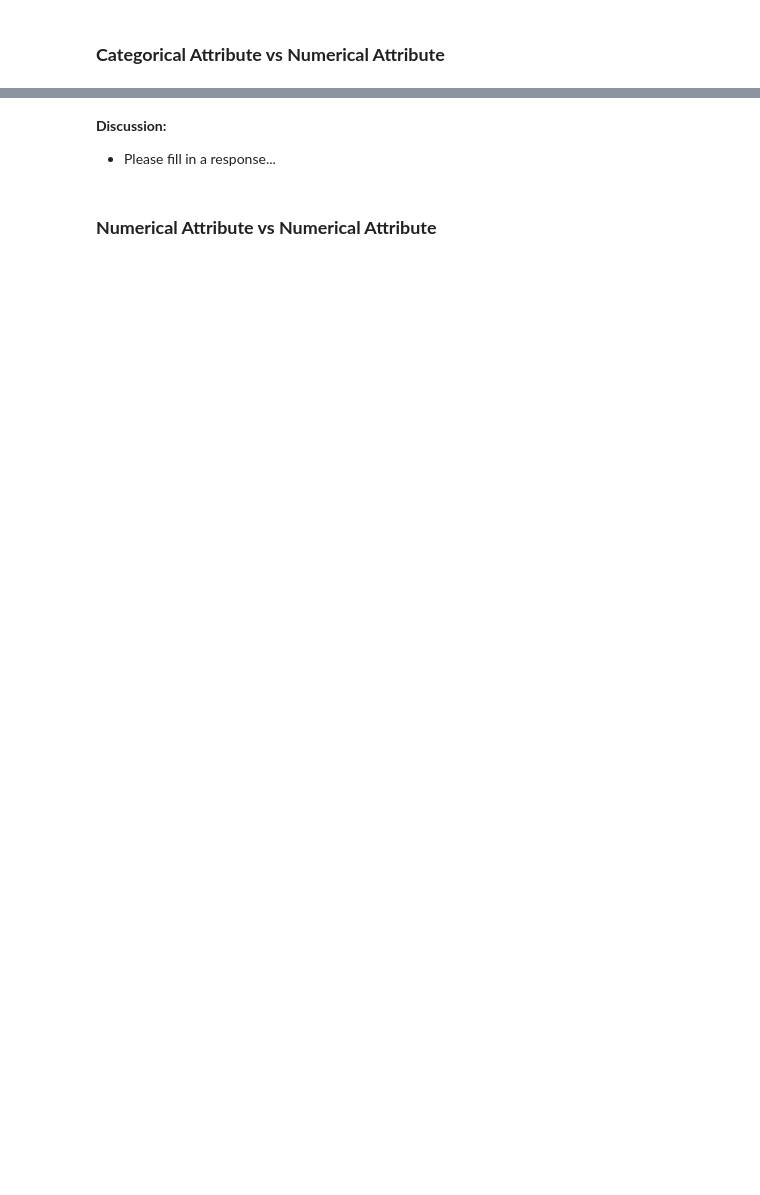
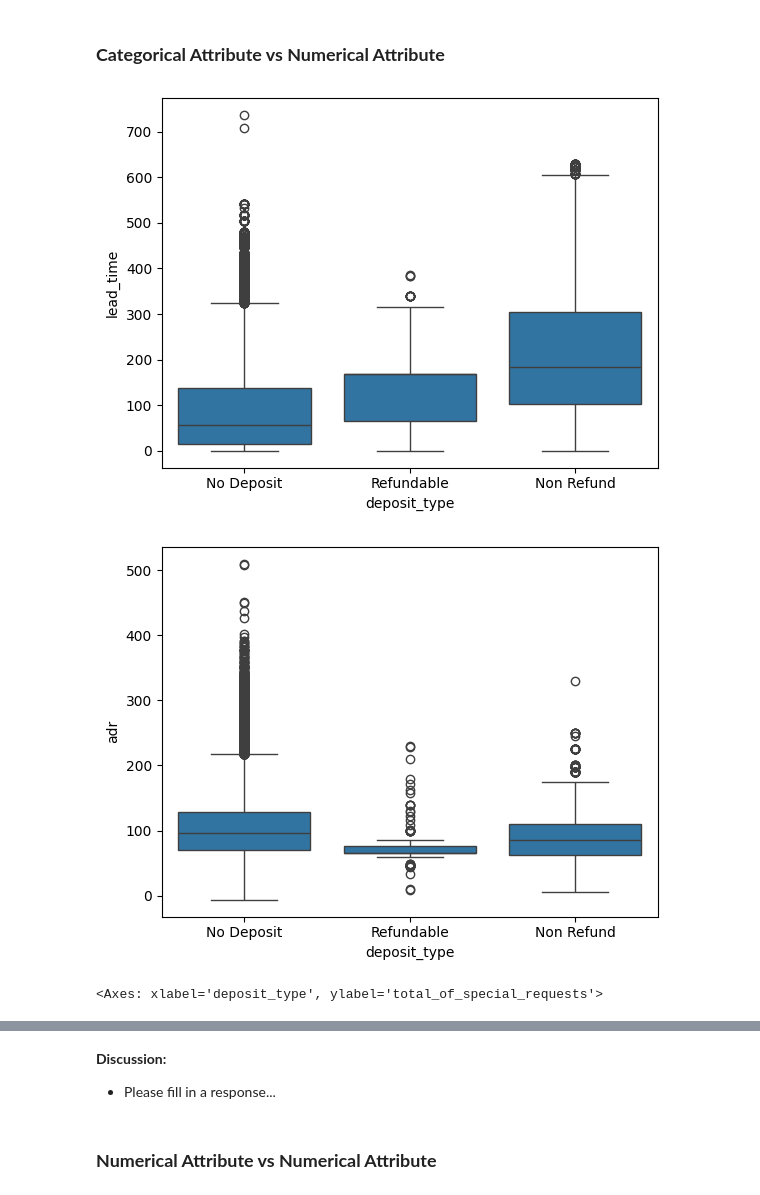
Before and after one commit to morgan1461/osu-gradtda-5622-sp26, a Jupyter notebook: course_materials/case_studies/1/GRADTDA5622-Sp23-CS1-Template_V1.ipynb, the cells around one changed output, grey strips where cells are left out. Cells and saved outputs as stored; diff of their text form; code cells hidden in the pictures; blank space fills up the shorter version.

```diff
--- a/course_materials/case_studies/1/GRADTDA5622-Sp23-CS1-Template_V1.ipynb
+++ b/course_materials/case_studies/1/GRADTDA5622-Sp23-CS1-Template_V1.ipynb
@@ -869,2 +929,18 @@ Suggested actions:
 # %% [markdown]
 ### **Categorical Attribute vs Numerical Attribute**
+# %%
+# I think that deposit type will "likely" have one of the bigger impacts on cancellations, will investigate a few relations here
+sns.boxplot(data=data_df, x="deposit_type", y="lead_time")
+plt.show()
+# lead time is longer in non refundable reservations
+
+# remove the outlier to see data better
+data_df_rm = data_df[data_df['adr'] < 5000]
+sns.boxplot(data=data_df_rm, x="deposit_type", y="adr")
+plt.show() # both nonrefundable and no deposit types will often spend more than those who had a refundable deposit (very tightly spread)
+
+sns.boxplot(data=data_df, x="deposit_type", y="total_of_special_requests") # no deposits often have more special requests
+# %% [output]
+[figure, added]
+[figure, added]
+<Axes: xlabel='deposit_type', ylabel='total_of_special_requests'>
```
Also changed, not shown: parts of 16 cells of this notebook.
